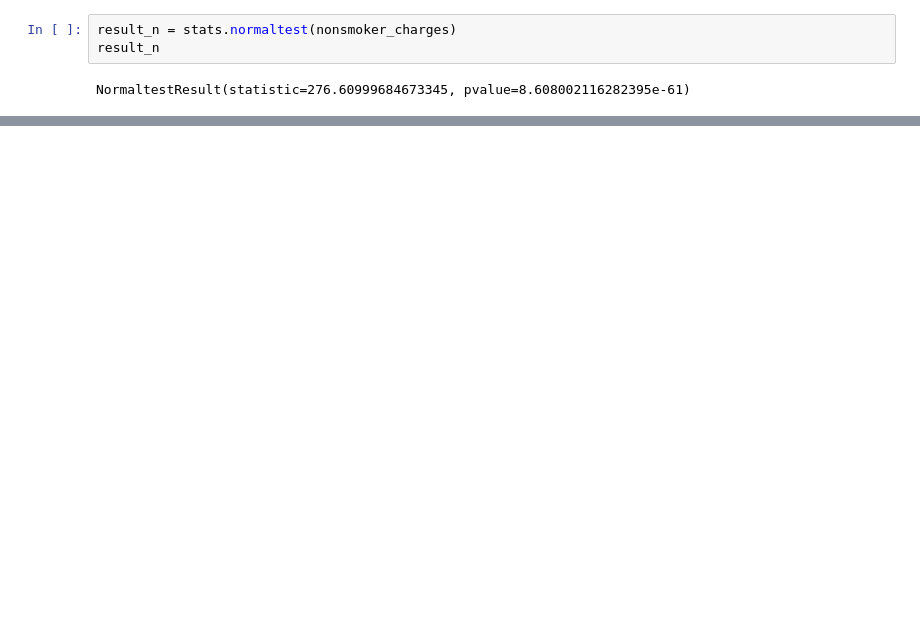
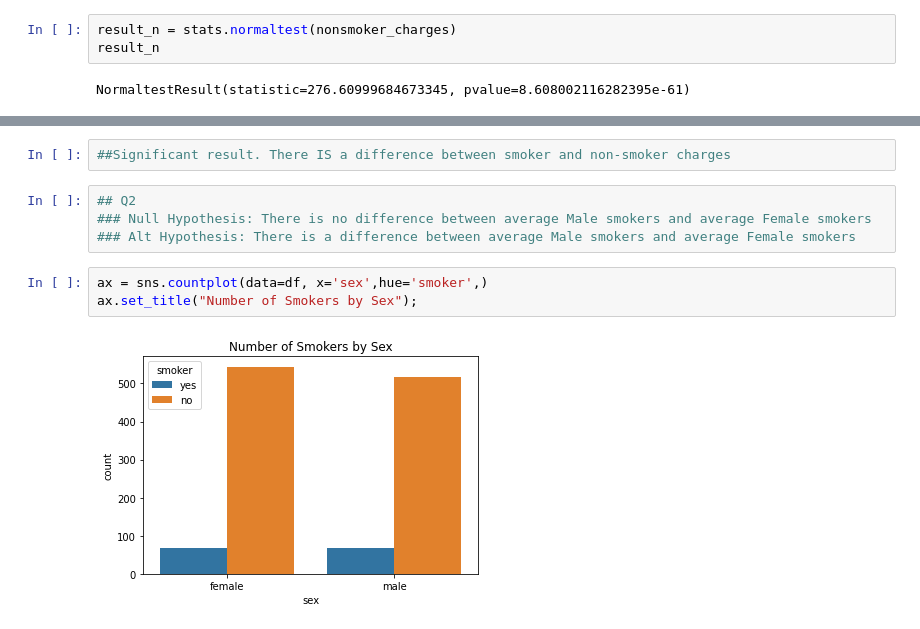
Before and after one commit to AlphaKaba24/Hypothesis-Testing-with-Insurance-Data--Core-, a Jupyter notebook: US Health Insurance Data/Hypothesis Testing with Insurance Data (Core).ipynb, the cells around one changed output, grey strips where cells are left out. Drawn from its saved outputs; the diff is of its cells as text; blank space fills up the shorter version.

```diff
--- a/US Health Insurance Data/Hypothesis Testing with Insurance Data (Core).ipynb
+++ b/US Health Insurance Data/Hypothesis Testing with Insurance Data (Core).ipynb
@@ -155,0 +195,11 @@ NormaltestResult(statistic=276.60999684673345, pvalue=8.608002116282395e-61)
+# %%
+##Significant result. There IS a difference between smoker and non-smoker charges
+# %%
+## Q2
+### Null Hypothesis: There is no difference between average Male smokers and average Female smokers
+### Alt Hypothesis: There is a difference between average Male smokers and average Female smokers
+# %%
+ax = sns.countplot(data=df, x='sex',hue='smoker',)
+ax.set_title("Number of Smokers by Sex");
+# %% [output]
+[figure, added]
```
Also changed, not shown: parts of 31 cells of this notebook.
